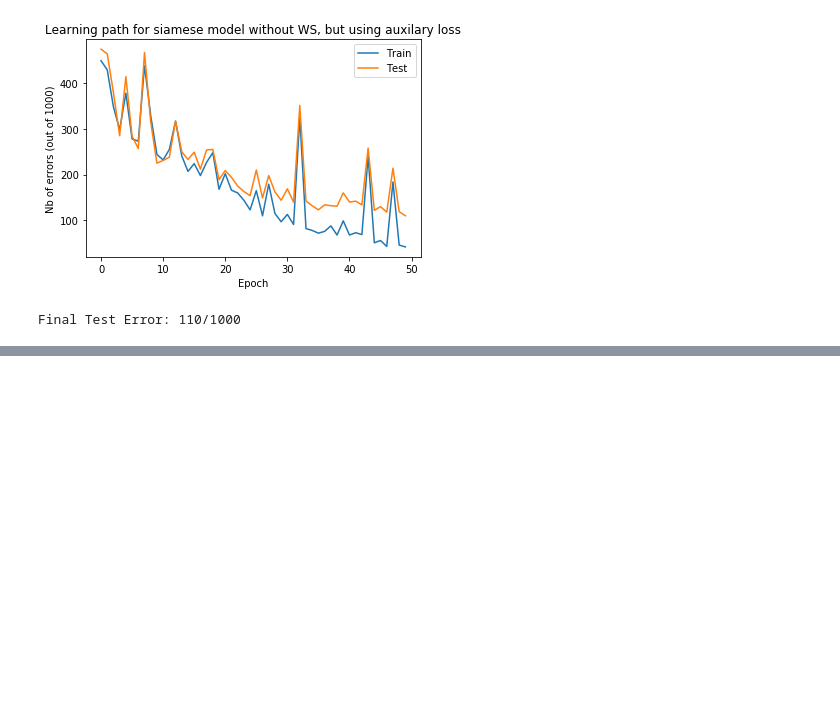
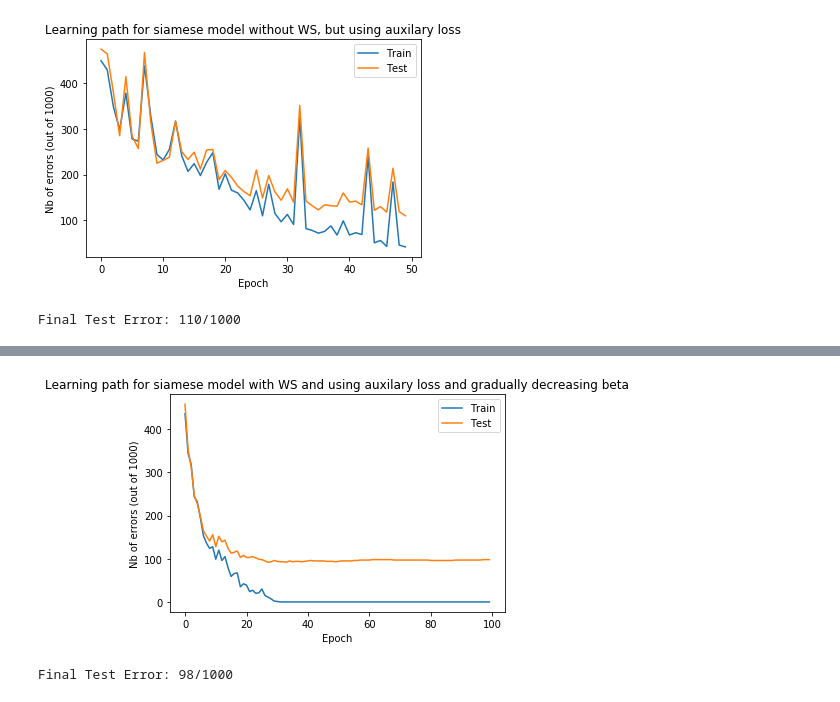
Before and after one commit to yvesrychener/Deep_Learning_Mnist, a Jupyter notebook: Yves.ipynb, the cells around one changed output, grey strips where cells are left out. Saved outputs shown, nothing was run; the diff lists cells and outputs as text; code cells hidden in the pictures; blank space fills up the shorter version.

```diff
--- a/Yves.ipynb
+++ b/Yves.ipynb
@@ -442,0 +480,17 @@ Final Test Error: 110/1000
+# %%
+sNet = siamese_Net2()
+sNet_no_WS, train_path, test_path = train_model_path_aux2(sNet, nn.CrossEntropyLoss(), \
+          optim.SGD(sNet.parameters(), lr=1e-1), 100, 100, train_X, train_Y, train_Class, test_X, \
+                                                               test_Y, verbose=False)
+# %%
+plt.plot(train_path, label = 'Train')
+plt.plot(test_path, label = 'Test')
+plt.title('Learning path for siamese model with WS and using auxilary loss and gradually decreasing beta')
+plt.xlabel('Epoch')
+plt.ylabel('Nb of errors (out of 1000)')
+plt.legend()
+plt.show()
+print('Final Test Error: {}/1000'.format(compute_nb_errors_aux(sNet_no_WS, test_X, test_Y, 100)))
+# %% [output]
+[figure, added]
+Final Test Error: 98/1000
```
Also changed, not shown: parts of 6 cells of this notebook.
